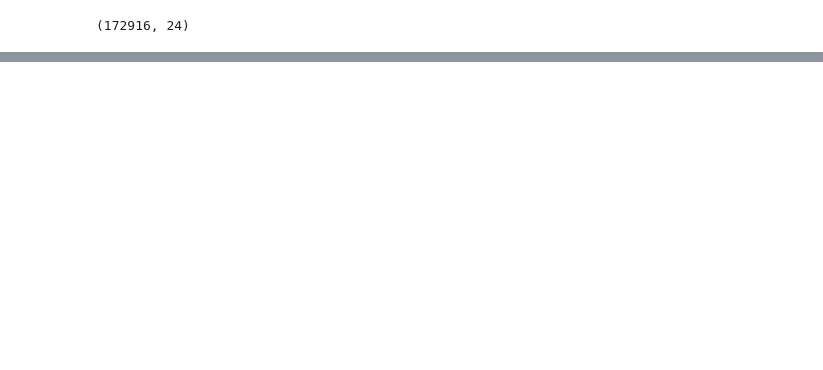
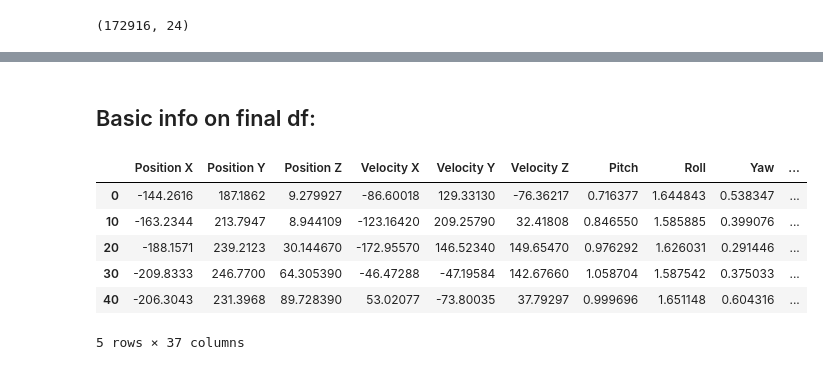
Before and after one commit to ortrsa/Data_Science_Final_Project_2, a Jupyter notebook: Notebook4.ipynb, the cells around one changed output, grey strips where cells are left out. Cells and saved outputs as stored; diff of their text form; code cells hidden in the pictures; blank space fills up the shorter version.

```diff
--- a/Notebook4.ipynb
+++ b/Notebook4.ipynb
@@ -219,0 +217,12 @@ result.columns = ['Frame ID', 'Hand Type', '# hands', 'Position X', 'Position Y'
+# %% [markdown]
+## Basic info on final df:
+# %%
+df.head()
+# %% [output]
+|  | Position X | Position Y | Position Z | Velocity X | Velocity Y | Velocity Z | Pitch | Roll | Yaw | ... |
+| 0 | -144.2616 | 187.1862 | 9.279927 | -86.60018 | 129.33130 | -76.36217 | 0.716377 | 1.644843 | 0.538347 | ... |
+| 10 | -163.2344 | 213.7947 | 8.944109 | -123.16420 | 209.25790 | 32.41808 | 0.846550 | 1.585885 | 0.399076 | ... |
+| 20 | -188.1571 | 239.2123 | 30.144670 | -172.95570 | 146.52340 | 149.65470 | 0.976292 | 1.626031 | 0.291446 | ... |
+| 30 | -209.8333 | 246.7700 | 64.305390 | -46.47288 | -47.19584 | 142.67660 | 1.058704 | 1.587542 | 0.375033 | ... |
+| 40 | -206.3043 | 231.3968 | 89.728390 | 53.02077 | -73.80035 | 37.79297 | 0.999696 | 1.651148 | 0.604316 | ... |
+5 rows × 37 columns
```
Also changed, not shown: parts of 33 cells of this notebook.
